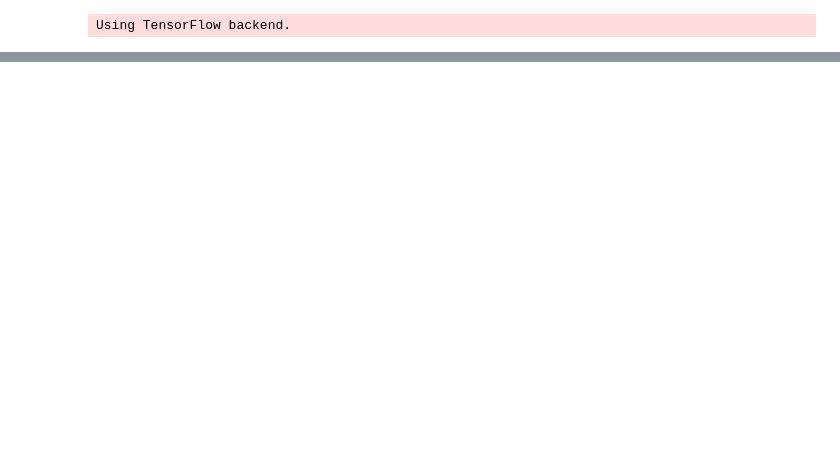
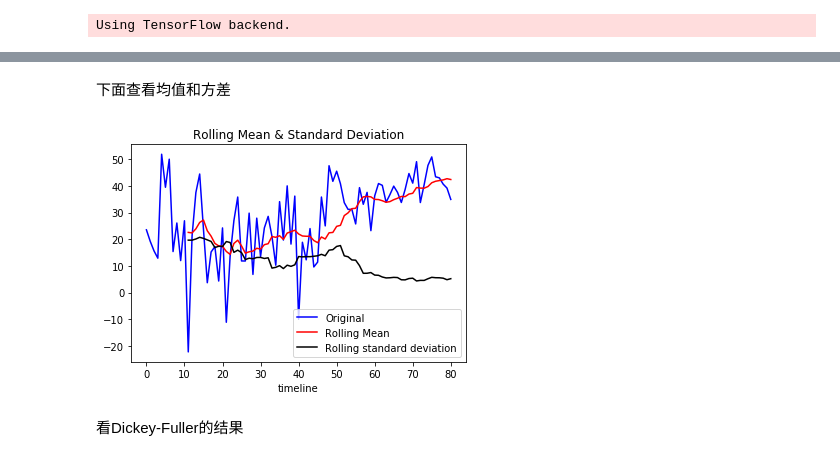
Before and after one commit to Ryan0v0/MCM2020_problemC, a Jupyter notebook: datetime_analysis.ipynb, the cells around one changed output, grey strips where cells are left out. Cells and saved outputs as stored; diff of their text form; code cells hidden in the pictures; blank space fills up the shorter version.

```diff
--- a/datetime_analysis.ipynb
+++ b/datetime_analysis.ipynb
@@ -284,0 +319,7 @@ plt.show()
+# %%
+df = NPS_by_month
+
+ts = df['star_rating']
+
+
+ts.head()
@@ -284,0 +334,15 @@ plt.show()
+# %%
+
+# 移动平均图
+def draw_trend(timeseries, size):
+    f = plt.figure(facecolor='white')
+    # 对size个数据进行移动平均
+    rol_mean = timeseries.rolling(window=size).mean()
+    # 对size个数据移动平均的方差
+    rol_std = timeseries.rolling(window=size).std()
+
+    timeseries.plot(color='blue', label='Original')
+    rol_mean.plot(color='red', label='Rolling Mean')
+    rol_std.plot(color='black', label='Rolling standard deviation')
+    plt.legend(loc='best')
+    plt.title('Rolling Mean & Standard Deviation')
@@ -284,0 +363,8 @@ plt.show()
+# %% [markdown]
+下面查看均值和方差
+# %%
+draw_trend(ts,12)
+# %% [output]
+[figure, added]
+# %% [markdown]
+看Dickey-Fuller的结果
```
Also changed, not shown: parts of 29 cells of this notebook, 1 other file.
